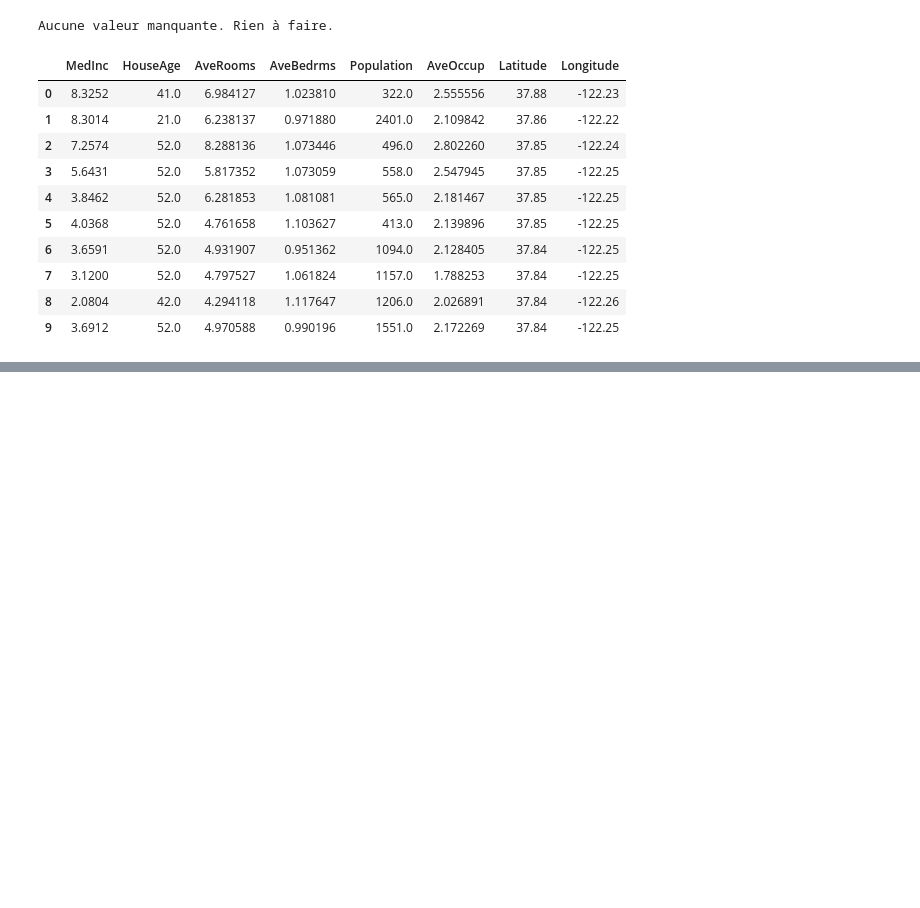
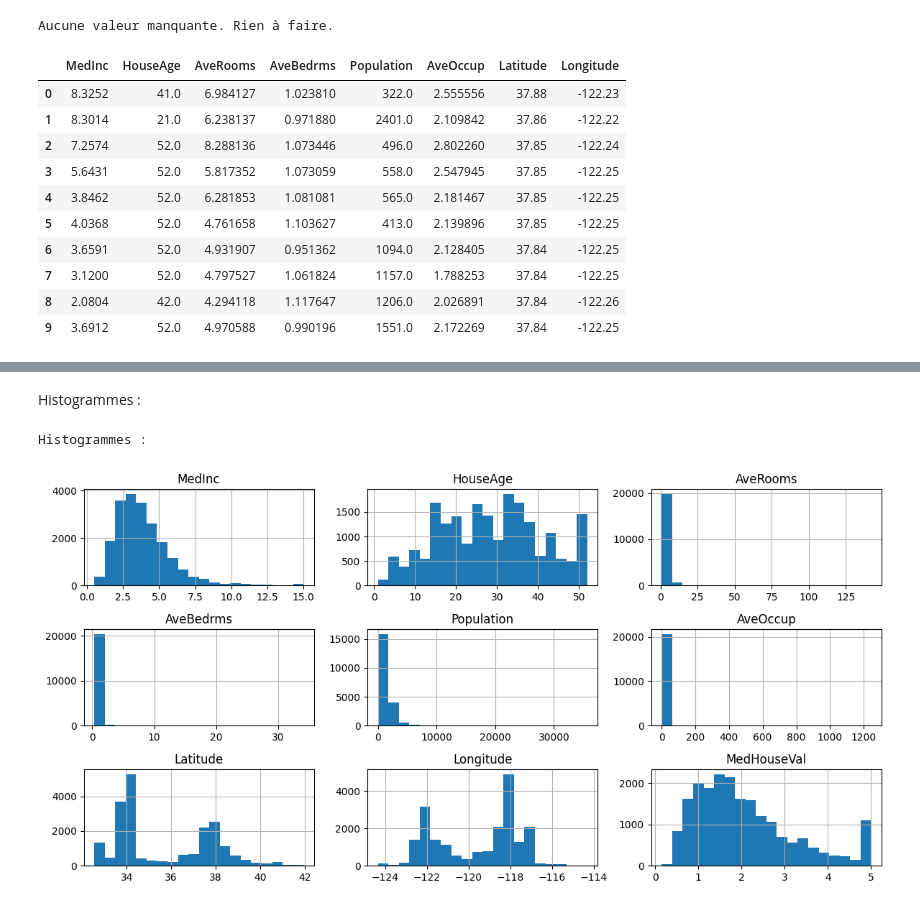
Before and after one commit to MathieuFan22/TP-ML-Mirada, a Jupyter notebook: Regression_California_Housing_MIRADA.ipynb, the cells around one changed output, grey strips where cells are left out. Saved outputs shown, nothing was run; the diff lists cells and outputs as text; code cells hidden in the pictures; blank space fills up the shorter version.

```diff
--- a/Regression_California_Housing_MIRADA.ipynb
+++ b/Regression_California_Housing_MIRADA.ipynb
@@ -30,0 +58,13 @@ Aucune valeur manquante. Rien à faire.
+# %% [markdown]
+Histogrammes :
+# %%
+import matplotlib.pyplot as plt
+
+print('Histogrammes :')
+print('\n')
+df.hist(bins=20, figsize=(12, 6))
+plt.tight_layout()
+plt.show()
+# %% [output]
+Histogrammes :
+[figure, added]
```
Also changed, not shown: parts of 12 cells of this notebook.
